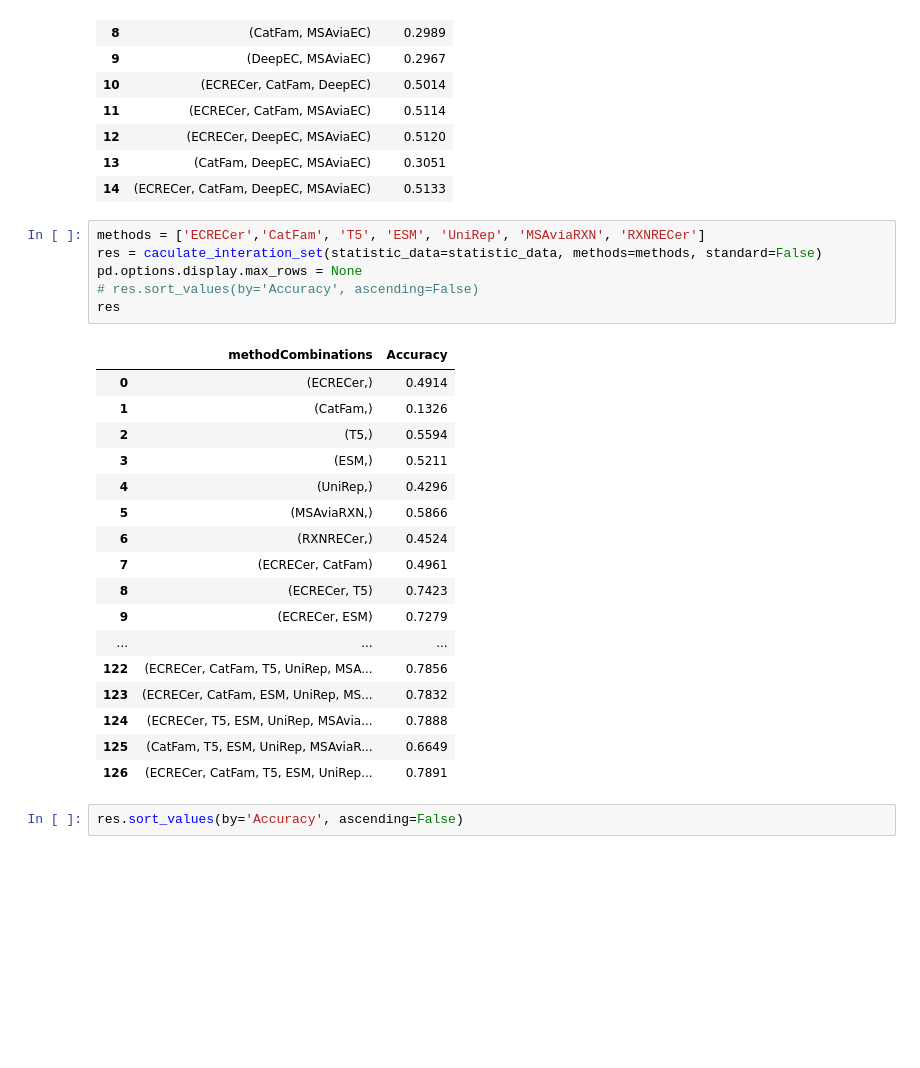
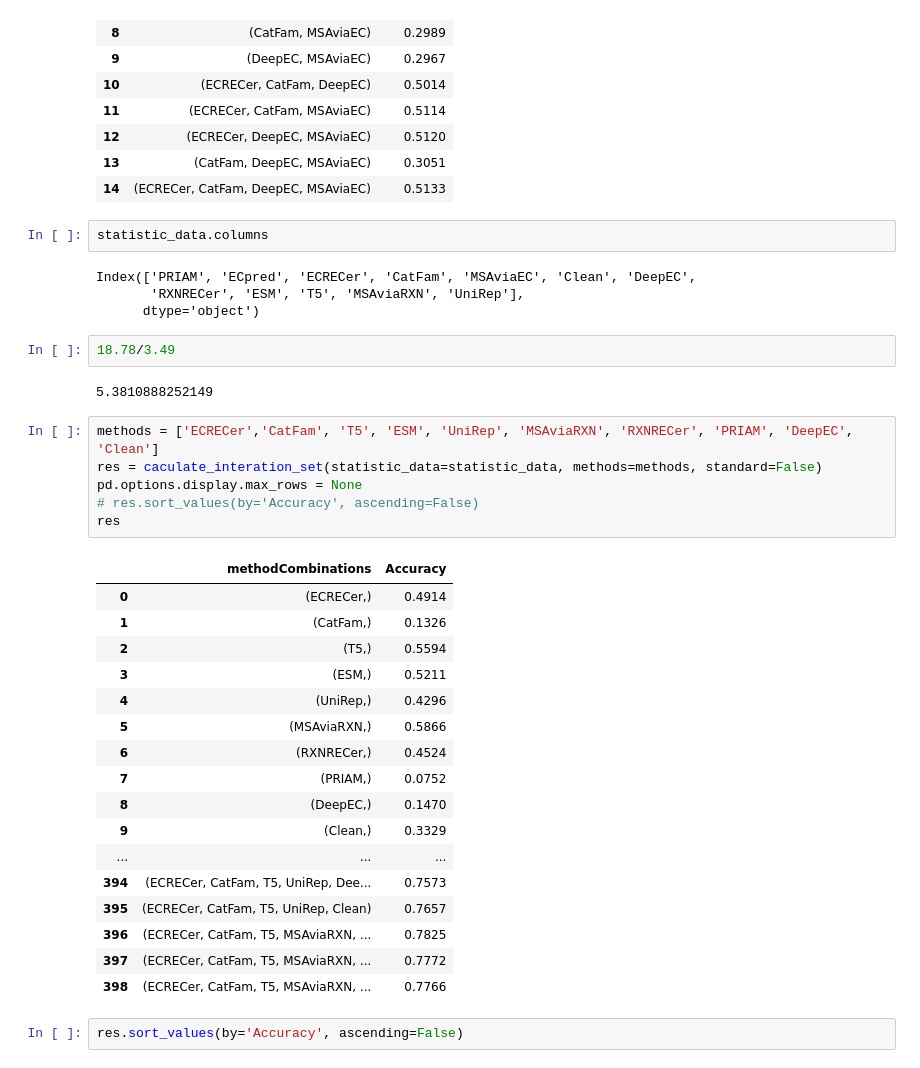
Before and after one commit to kingstdio/RXNRECer, a Jupyter notebook: figures/script_figure_f2_case2018later_upset.ipynb, the cells around one changed output. Saved outputs shown, nothing was run; the diff lists cells and outputs as text; blank space fills up the shorter version.

```diff
--- a/figures/script_figure_f2_case2018later_upset.ipynb
+++ b/figures/script_figure_f2_case2018later_upset.ipynb
@@ -164,30 +161,40 @@ res
 | 12 | (ECRECer, DeepEC, MSAviaEC) | 0.5120 |
 | 13 | (CatFam, DeepEC, MSAviaEC) | 0.3051 |
 | 14 | (ECRECer, CatFam, DeepEC, MSAviaEC) | 0.5133 |
+# %%
+statistic_data.columns
+# %% [output]
+Index(['PRIAM', 'ECpred', 'ECRECer', 'CatFam', 'MSAviaEC', 'Clean', 'DeepEC',
+       'RXNRECer', 'ESM', 'T5', 'MSAviaRXN', 'UniRep'],
+      dtype='object')
+# %%
+18.78/3.49
+# %% [output]
+5.3810888252149
 # %%
-methods = ['ECRECer','CatFam', 'T5', 'ESM', 'UniRep', 'MSAviaRXN', 'RXNRECer']
+methods = ['ECRECer','CatFam', 'T5', 'ESM', 'UniRep', 'MSAviaRXN', 'RXNRECer', 'PRIAM', 'DeepEC', 'Clean']
 res = caculate_interation_set(statistic_data=statistic_data, methods=methods, standard=False)
 pd.options.display.max_rows = None
 # res.sort_values(by='Accuracy', ascending=False)
 res
 # %% [output]
 |  | methodCombinations | Accuracy |
 | 0 | (ECRECer,) | 0.4914 |
 | 1 | (CatFam,) | 0.1326 |
 | 2 | (T5,) | 0.5594 |
 | 3 | (ESM,) | 0.5211 |
 | 4 | (UniRep,) | 0.4296 |
 | 5 | (MSAviaRXN,) | 0.5866 |
 | 6 | (RXNRECer,) | 0.4524 |
-| 7 | (ECRECer, CatFam) | 0.4961 |
-| 8 | (ECRECer, T5) | 0.7423 |
-| 9 | (ECRECer, ESM) | 0.7279 |
+| 7 | (PRIAM,) | 0.0752 |
+| 8 | (DeepEC,) | 0.1470 |
+| 9 | (Clean,) | 0.3329 |
 | ... | ... | ... |
-| 122 | (ECRECer, CatFam, T5, UniRep, MSA... | 0.7856 |
-| 123 | (ECRECer, CatFam, ESM, UniRep, MS... | 0.7832 |
-| 124 | (ECRECer, T5, ESM, UniRep, MSAvia... | 0.7888 |
-| 125 | (CatFam, T5, ESM, UniRep, MSAviaR... | 0.6649 |
-| 126 | (ECRECer, CatFam, T5, ESM, UniRep... | 0.7891 |
+| 394 | (ECRECer, CatFam, T5, UniRep, Dee... | 0.7573 |
+| 395 | (ECRECer, CatFam, T5, UniRep, Clean) | 0.7657 |
+| 396 | (ECRECer, CatFam, T5, MSAviaRXN, ... | 0.7825 |
+| 397 | (ECRECer, CatFam, T5, MSAviaRXN, ... | 0.7772 |
+| 398 | (ECRECer, CatFam, T5, MSAviaRXN, ... | 0.7766 |
 # %%
 res.sort_values(by='Accuracy', ascending=False)
 # %% [output]
```
Also changed, not shown: parts of 3 cells of this notebook, 19 other files.
